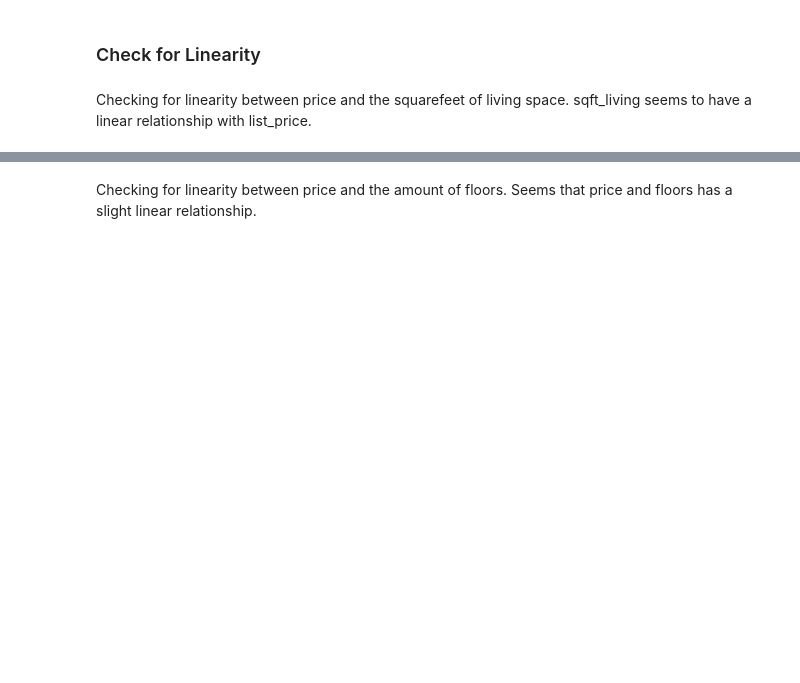
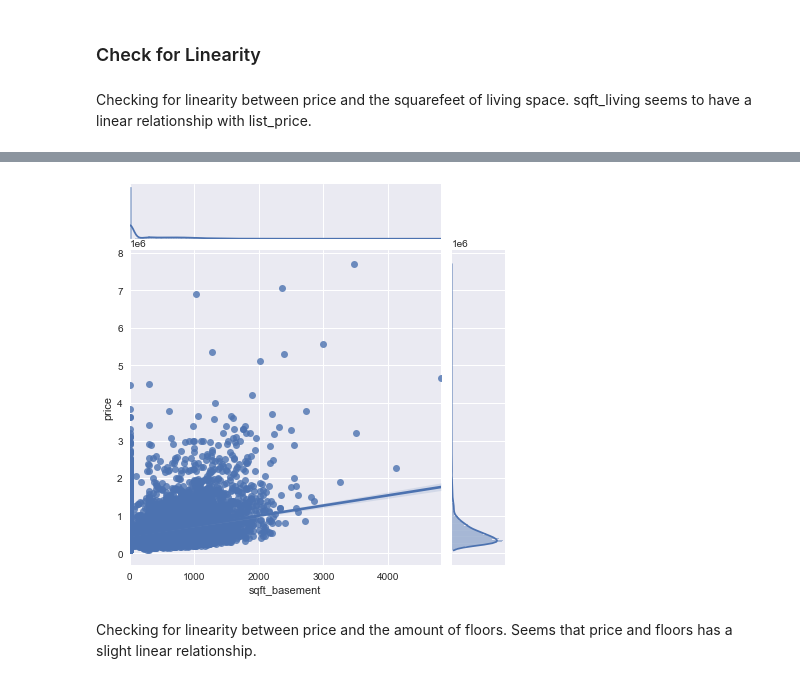
Before and after one commit to henrysvg/dsc-phase-2-project-v2-3, a Jupyter notebook: student.ipynb, the cells around one changed output, grey strips where cells are left out. Drawn from its saved outputs; the diff is of its cells as text; code cells hidden in the pictures; blank space fills up the shorter version.

```diff
--- a/student.ipynb
+++ b/student.ipynb
@@ -140,3 +180,9 @@ sns.set_style("darkgrid")
+# %%
+sns.jointplot('sqft_basement', 'price', data=data, kind='reg')
+plt.style.use('seaborn')
+sns.set_style("darkgrid")
+# %% [output]
+[figure, added]
 # %% [markdown]
 Checking for linearity between price and the amount of floors.  Seems that price and floors has a slight linear relationship.
 # %%
```
Also changed, not shown: parts of 18 cells of this notebook.
